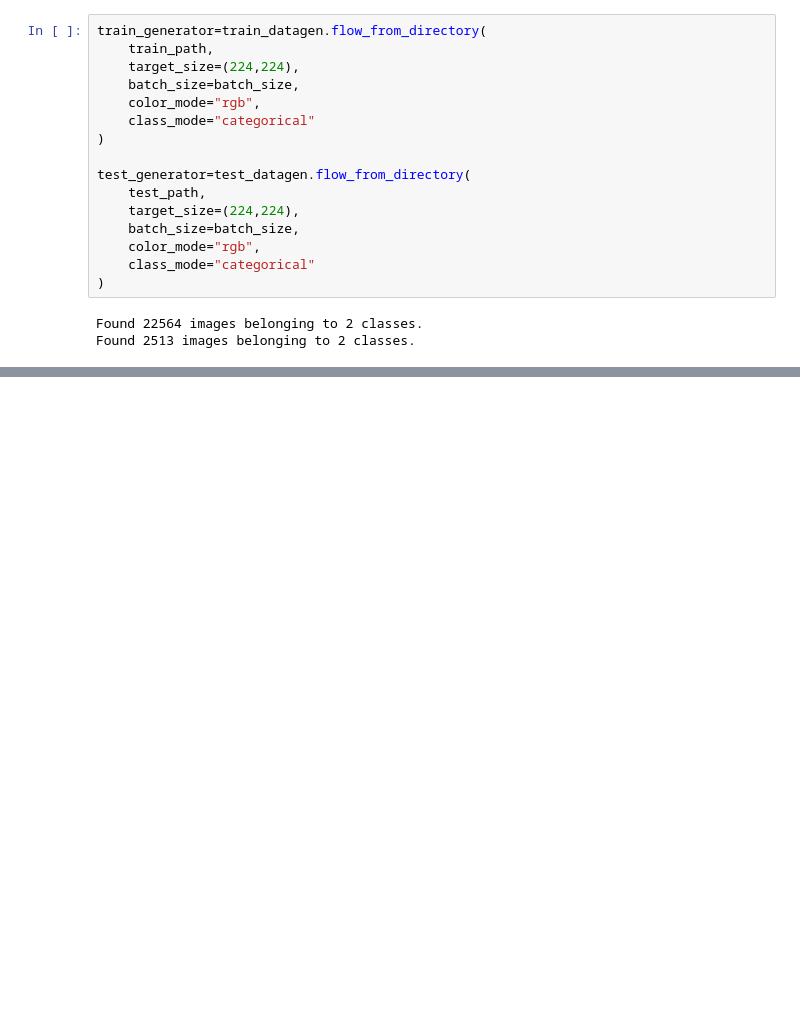
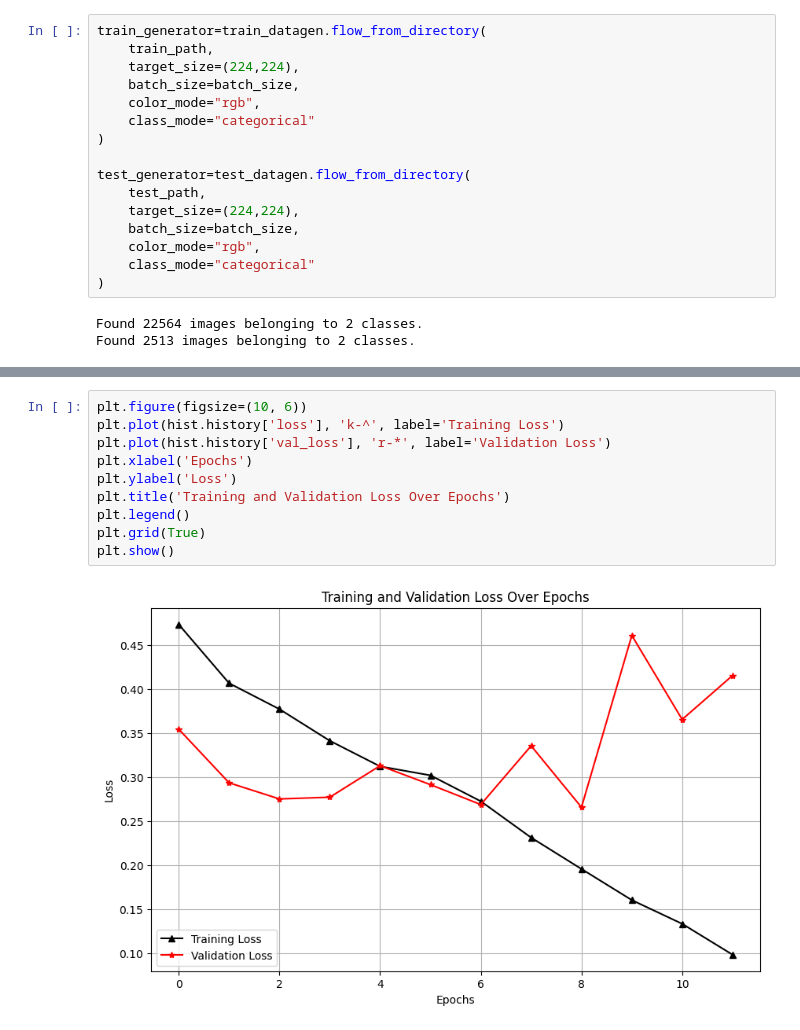
Before and after one commit to anieshreddy/Plasticwaste-management, a Jupyter notebook: wasteclassification.ipynb, the cells around one changed output, grey strips where cells are left out. Cells and saved outputs as stored; diff of their text form; blank space fills up the shorter version.

```diff
--- a/wasteclassification.ipynb
+++ b/wasteclassification.ipynb
@@ -161,0 +205,12 @@ KeyboardInterrupt:
+# %%
+plt.figure(figsize=(10, 6))
+plt.plot(hist.history['loss'], 'k-^', label='Training Loss')
+plt.plot(hist.history['val_loss'], 'r-*', label='Validation Loss')
+plt.xlabel('Epochs')
+plt.ylabel('Loss')
+plt.title('Training and Validation Loss Over Epochs')
+plt.legend()
+plt.grid(True)
+plt.show()
+# %% [output]
+[figure, added]
```
Also changed, not shown: parts of 10 cells of this notebook.
